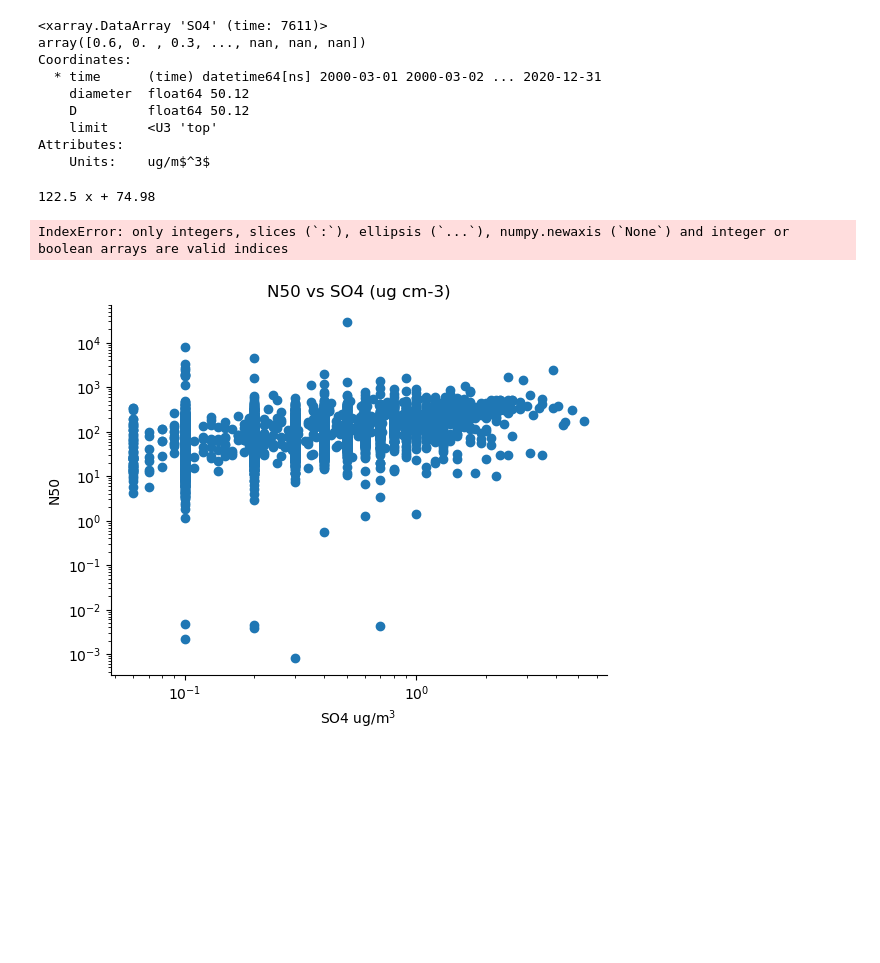
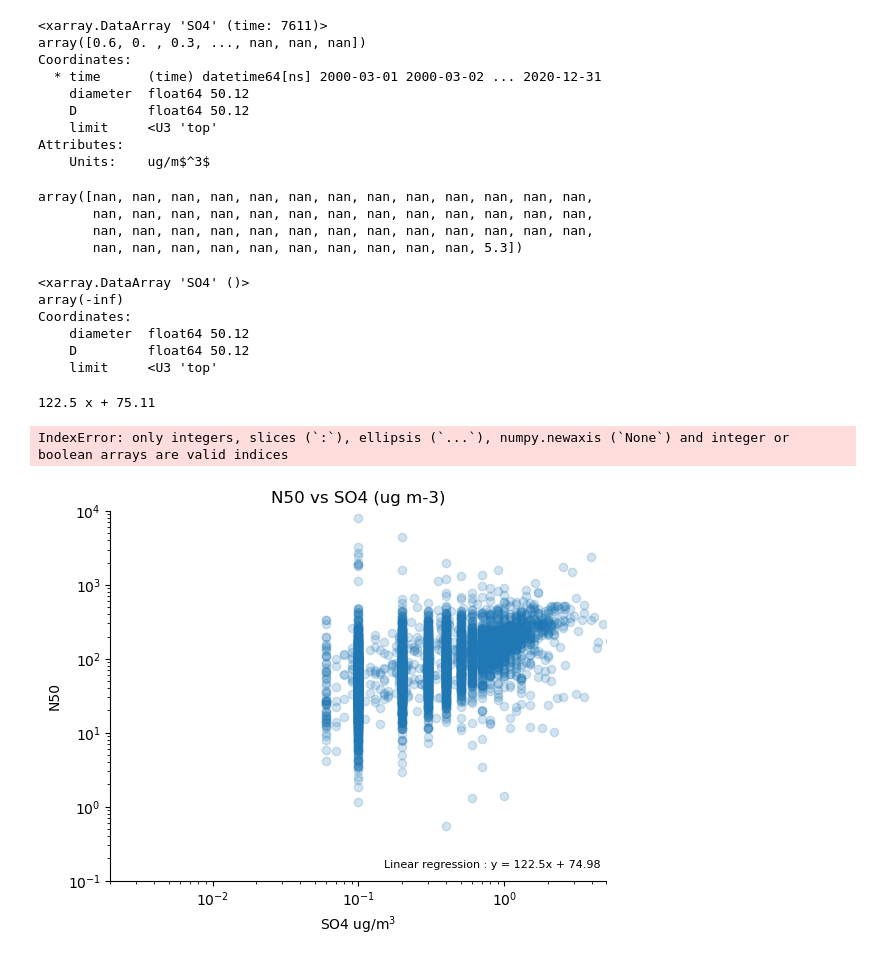
Before and after one commit to eScience-course/-Tjaernoe2022-group1, a Jupyter notebook: notebooks/Stefan/Full Sulphate Data.ipynb, the cells around one changed output. Drawn from its saved outputs; the diff is of its cells as text; code cells hidden in the pictures; blank space fills up the shorter version.

```diff
--- a/notebooks/Stefan/Full Sulphate Data.ipynb
+++ b/notebooks/Stefan/Full Sulphate Data.ipynb
@@ -768,0 +784,3 @@ import numpy as np
+# %%
+masked = ds.where(ds['N100'] > 0.1)
+masked['N100'].plot()
@@ -826,38 +855,57 @@ Attributes:
     Units:    ug/m$^3$
 # %%
 from sklearn.linear_model import LinearRegression
+# %%
+x
+# %% [output]
+array([nan, nan, nan, nan, nan, nan, nan, nan, nan, nan, nan, nan, nan,
+       nan, nan, nan, nan, nan, nan, nan, nan, nan, nan, nan, nan, nan,
+       nan, nan, nan, nan, nan, nan, nan, nan, nan, nan, nan, nan, nan,
+       nan, nan, nan, nan, nan, nan, nan, nan, nan, nan, 5.3])
+# %%
+np.log10(_dss['SO4'].min())
+# %% [output]
+<xarray.DataArray 'SO4' ()>
+array(-inf)
+Coordinates:
+    diameter  float64 50.12
+    D         float64 50.12
+    limit     <U3 'top'
 # %%
 f, ax = plt.subplots()
 #ax.scatter(x=ds['SO4'], y=ds['N50'])
 #ax.set_ylim ([0.1,1000])
 
-_dss = ds[['SO4','N50']].dropna('time')
-ax.scatter(x=_dss['SO4'], y=_dss['N50'] )
+_dss = masked[['SO4','N50']].dropna('time')
+ax.scatter(x=_dss['SO4'], y=_dss['N50'], alpha = 0.2 )
 
 #Linear regression
 z = np.polyfit(_dss['SO4'], _dss['N50'], 1)
 p = np.poly1d(z)
-x= np.logspace(np.log10(_dss['SO4'].min()), np.log10(_dss['SO4'].max()))
+x= np.logspace(0.001, 10)
 print(p)
-ax.plot( x, p(x), c = 'black', )
+#ax.plot( x, p(x), c = 'black', )
 
+ax.text(0.15, 0.15, 'Linear regression : y = 122.5x + 74.98' ,fontsize=8)
+ax.set_ylim(0.1,10000)
+ax.set_xlim(0.002,5)
 ax.set_yscale ('log')
 ax.set_xscale ('log')
 plt.xlabel('SO4 ug/m$^3$')
 plt.ylabel('N50')
-ax.set_title(f'N50 vs SO4 (ug cm-3)')
+ax.set_title(f'N50 vs SO4 (ug m-3)')
 sns.despine(f)
 
 #R-squared value
 _DSS = np.array(_dss['SO4'])
 _DSS.reshape((-1, 1))
 model = LinearRegression().fit(_DSS['SO4'], _dss['N50'])
 r_sq = model.score(_DSS['SO4'], _dss['N50'])
 print(f"coefficient of determination: {r_sq}")
 # %% [output]
-122.5 x + 74.98
+122.5 x + 75.11
 IndexError: only integers, slices (`:`), ellipsis (`...`), numpy.newaxis (`None`) and integer or boolean arrays are valid indices
-[figure, old version]
+[figure, new version]
 # %%
 _dss['SO4']
 # %%
```
Also changed, not shown: parts of 8 cells of this notebook, 1 other file.
